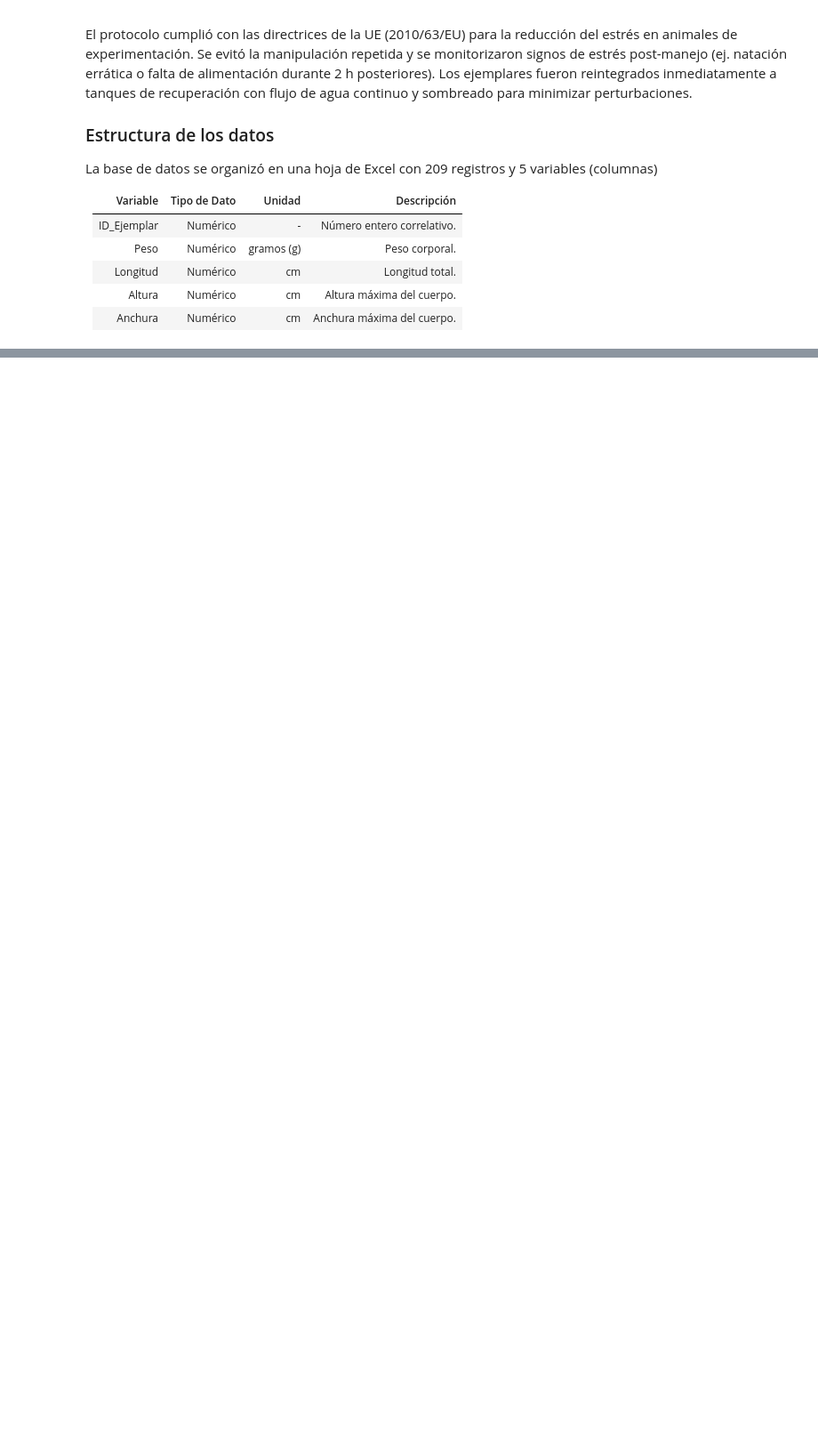
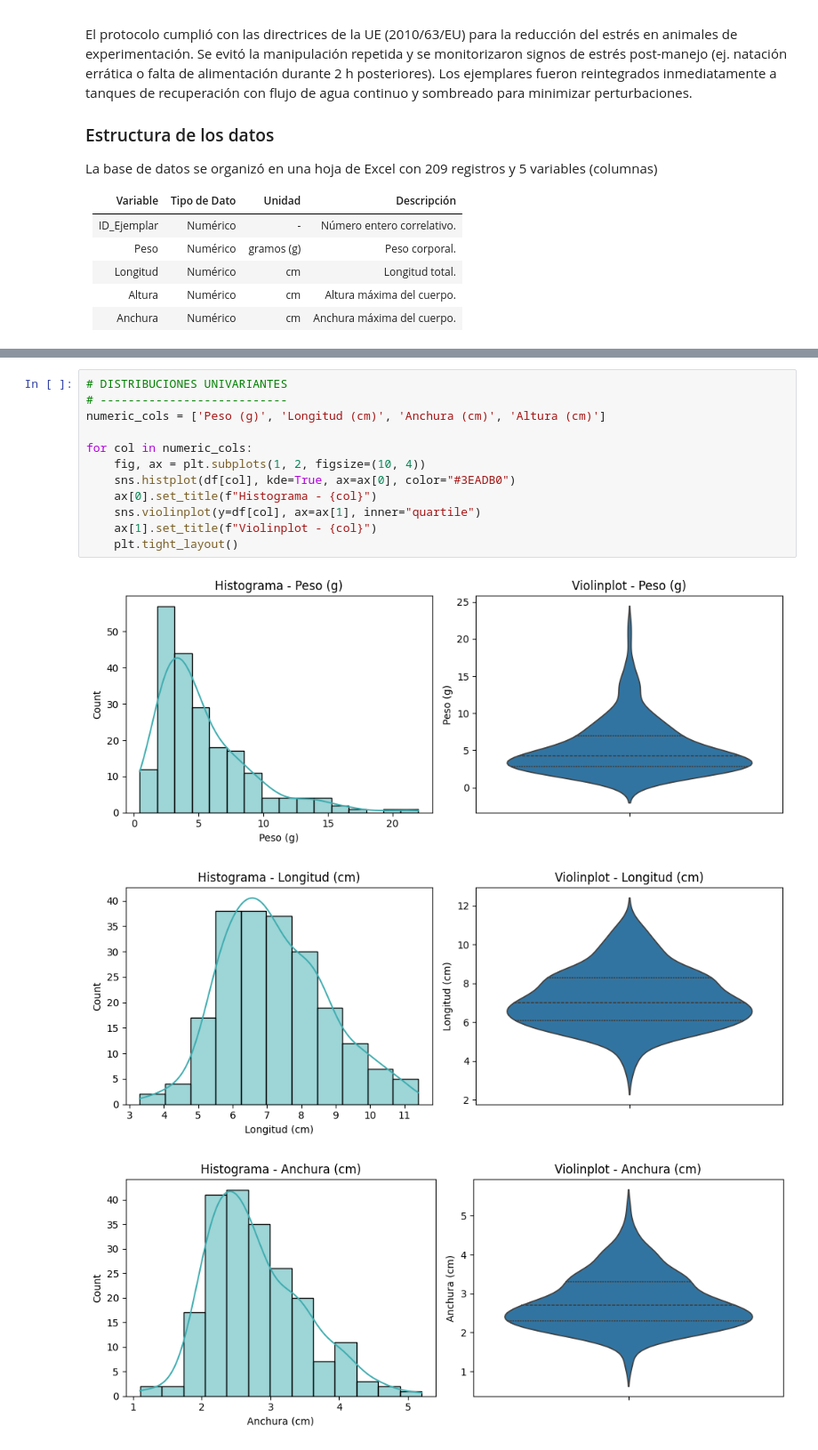
Before and after one commit to jalosu/FLATCLASS, a Jupyter notebook: content/02/Dataset.ipynb, the cells around one changed output, grey strips where cells are left out. Shown: that part at 89% size. Drawn from its saved outputs; the diff is of its cells as text; blank space fills up the shorter version.

```diff
--- a/content/02/Dataset.ipynb
+++ b/content/02/Dataset.ipynb
@@ -73,0 +100,16 @@ profile.to_notebook_iframe()
+# %%
+# DISTRIBUCIONES UNIVARIANTES
+# ---------------------------
+numeric_cols = ['Peso (g)', 'Longitud (cm)', 'Anchura (cm)', 'Altura (cm)']
+
+for col in numeric_cols:
+    fig, ax = plt.subplots(1, 2, figsize=(10, 4))
+    sns.histplot(df[col], kde=True, ax=ax[0], color="#3EADB0")
+    ax[0].set_title(f"Histograma - {col}")
+    sns.violinplot(y=df[col], ax=ax[1], inner="quartile")
+    ax[1].set_title(f"Violinplot - {col}")
+    plt.tight_layout()
+# %% [output]
+[figure, added]
+[figure, added]
+[figure, added]
```
Also changed, not shown: parts of 8 cells of this notebook, 7 other files.
